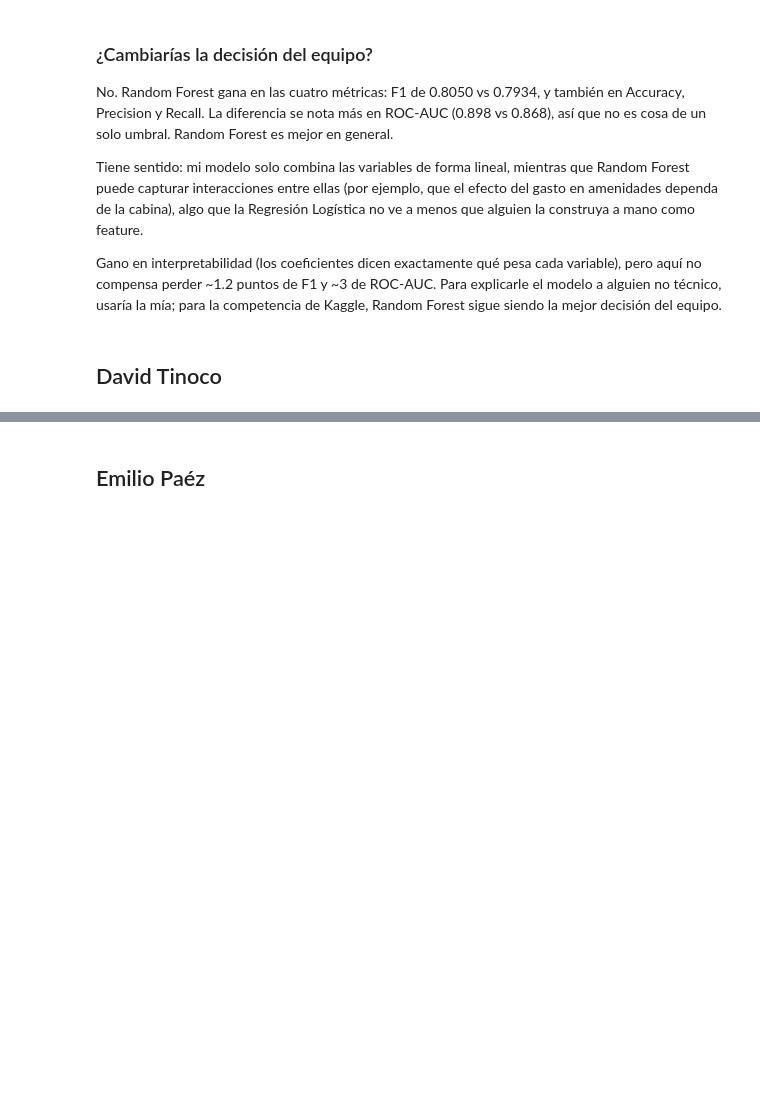
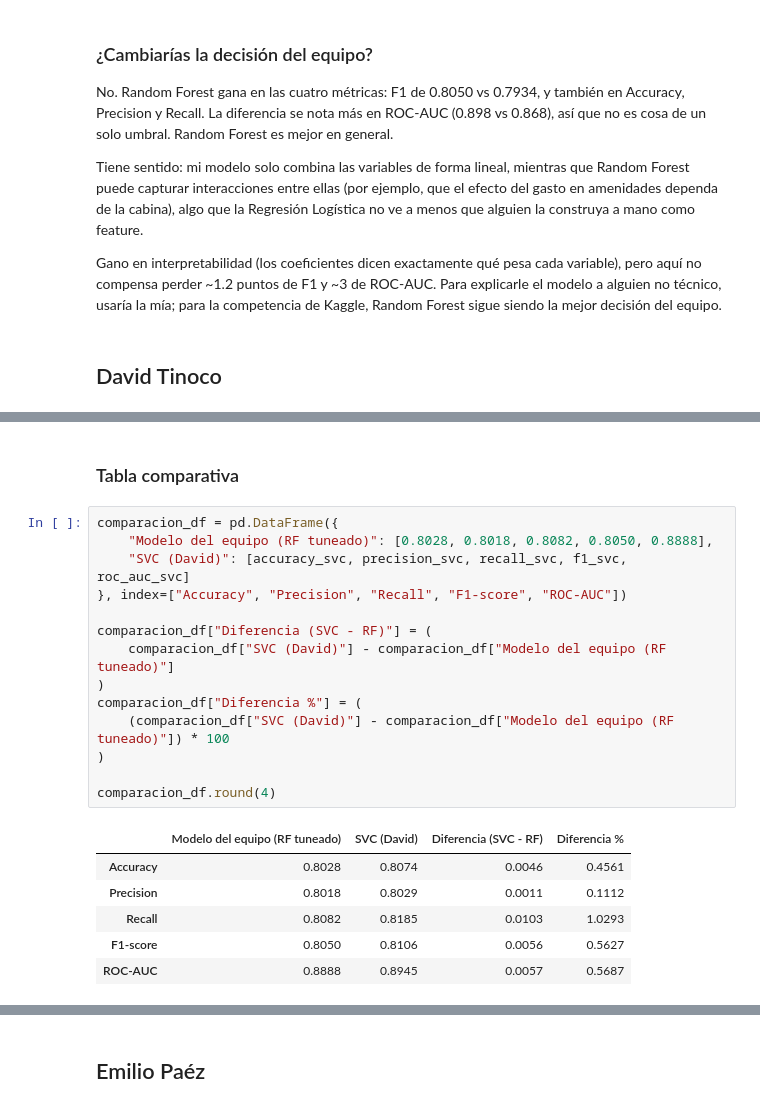
Before and after one commit to A01801224/TC3009C-RI, a Jupyter notebook: Notebooks/Reto_Tercer_Avance_Spaceship_Titanic.ipynb, the cells around one changed output, grey strips where cells are left out. Saved outputs shown, nothing was run; the diff lists cells and outputs as text; blank space fills up the shorter version.

Commit message:
Parte individual david

```diff
--- a/Notebooks/Reto_Tercer_Avance_Spaceship_Titanic.ipynb
+++ b/Notebooks/Reto_Tercer_Avance_Spaceship_Titanic.ipynb
@@ -716,0 +934,23 @@ Gano en interpretabilidad (los coeficientes dicen exactamente qué pesa cada var
+# %% [markdown]
+### Tabla comparativa
+# %%
+comparacion_df = pd.DataFrame({
+    "Modelo del equipo (RF tuneado)": [0.8028, 0.8018, 0.8082, 0.8050, 0.8888],
+    "SVC (David)": [accuracy_svc, precision_svc, recall_svc, f1_svc, roc_auc_svc]
+}, index=["Accuracy", "Precision", "Recall", "F1-score", "ROC-AUC"])
+
+comparacion_df["Diferencia (SVC - RF)"] = (
+    comparacion_df["SVC (David)"] - comparacion_df["Modelo del equipo (RF tuneado)"]
+)
+comparacion_df["Diferencia %"] = (
+    (comparacion_df["SVC (David)"] - comparacion_df["Modelo del equipo (RF tuneado)"]) * 100
+)
+
+comparacion_df.round(4)
+# %% [output]
+|  | Modelo del equipo (RF tuneado) | SVC (David) | Diferencia (SVC - RF) | Diferencia % |
+| Accuracy | 0.8028 | 0.8074 | 0.0046 | 0.4561 |
+| Precision | 0.8018 | 0.8029 | 0.0011 | 0.1112 |
+| Recall | 0.8082 | 0.8185 | 0.0103 | 1.0293 |
+| F1-score | 0.8050 | 0.8106 | 0.0056 | 0.5627 |
+| ROC-AUC | 0.8888 | 0.8945 | 0.0057 | 0.5687 |
```
Also changed, not shown: parts of 15 cells of this notebook.
